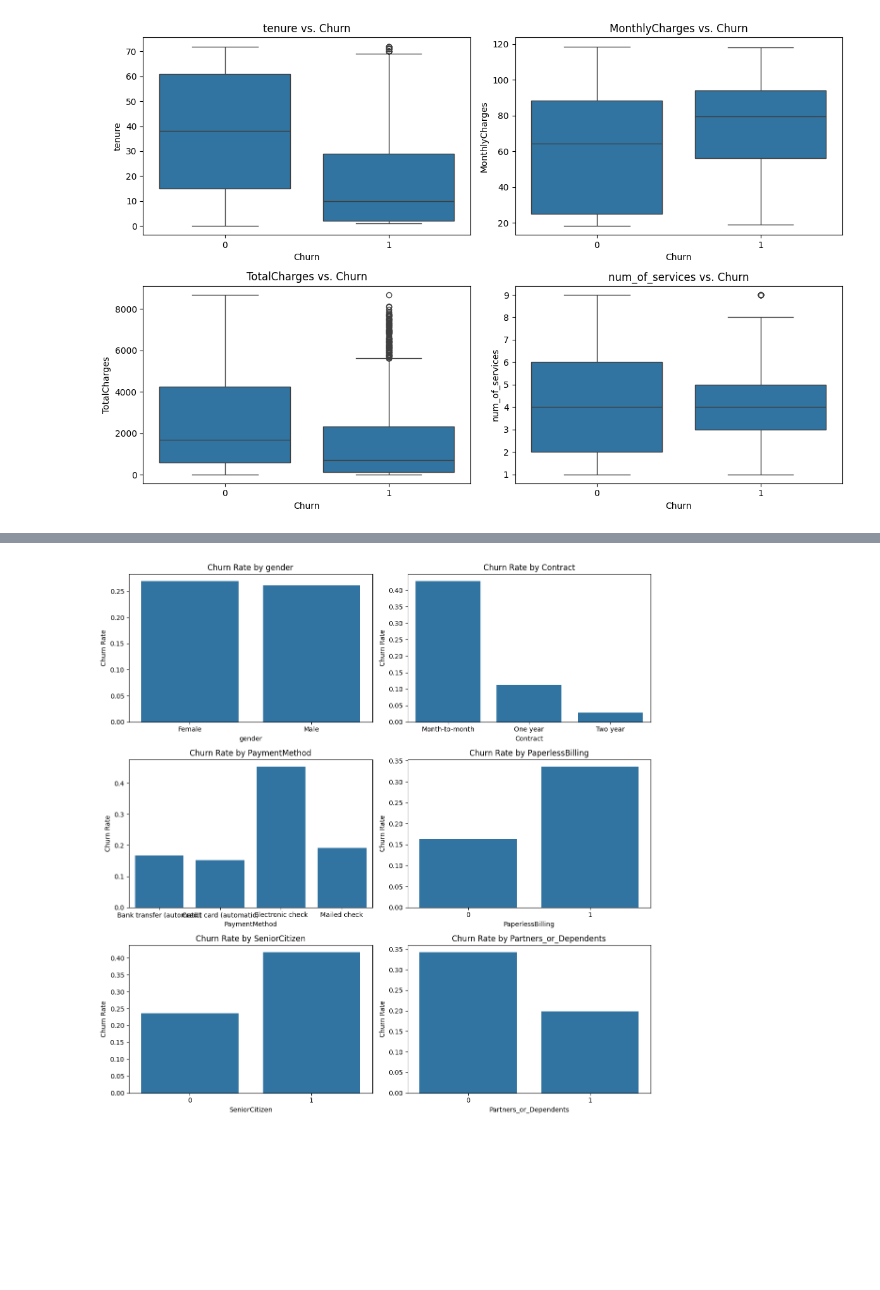
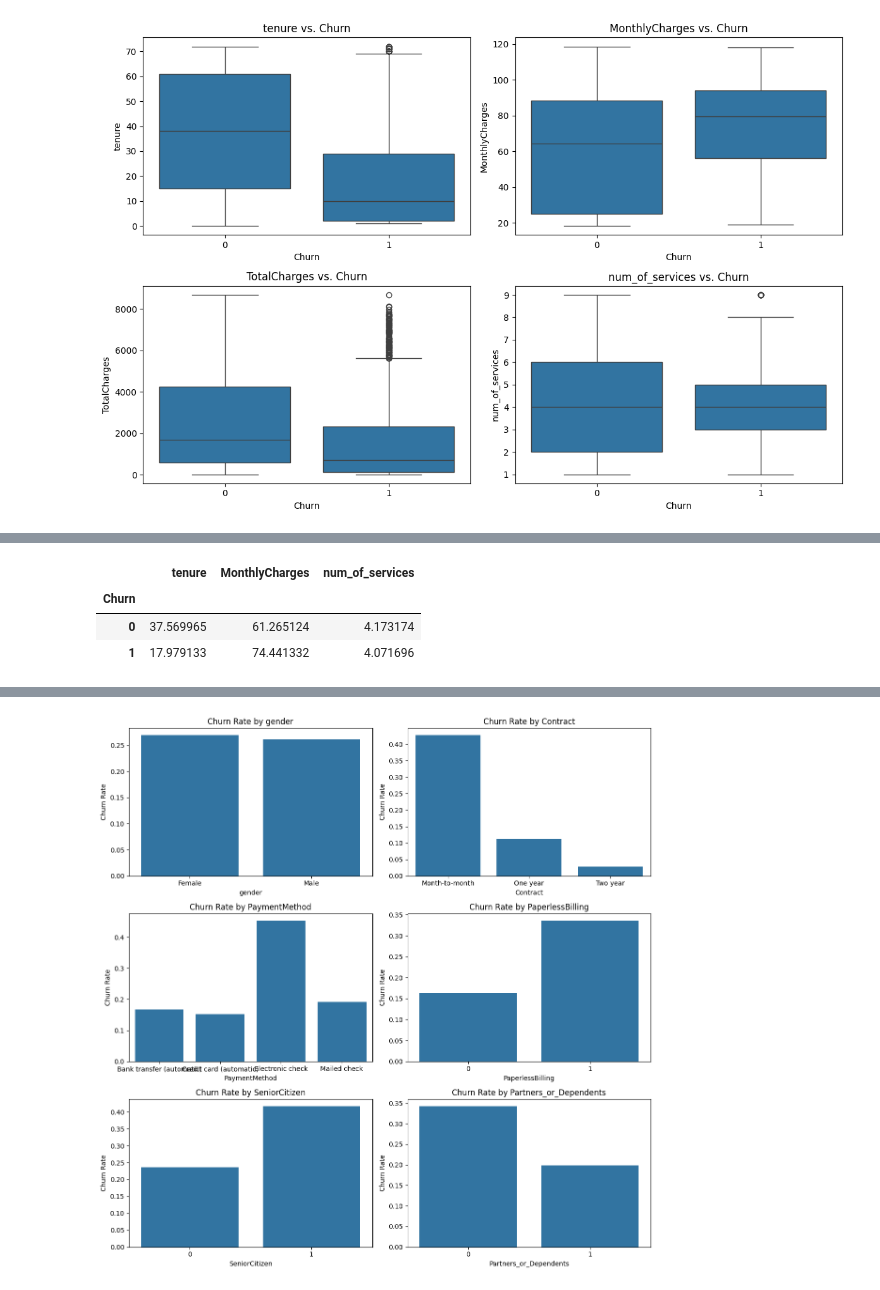
Before and after one commit to sbmccall/data-science-projects, a Jupyter notebook: telco-customer-churn/notebooks/telco_customer_churn_sbm.ipynb, the cells around one changed output, grey strips where cells are left out. Cells and saved outputs as stored; diff of their text form; code cells hidden in the pictures; blank space fills up the shorter version.

```diff
--- a/telco-customer-churn/notebooks/telco_customer_churn_sbm.ipynb
+++ b/telco-customer-churn/notebooks/telco_customer_churn_sbm.ipynb
@@ -706,0 +670,7 @@ This will become an error in seaborn v0.14.0; please update your code.
+# %%
+df_features.groupby('Churn')[['tenure', 'MonthlyCharges', 'num_of_services']].mean()
+# %% [output]
+|  | tenure | MonthlyCharges | num_of_services |
+| Churn |  |  |  |
+| 0 | 37.569965 | 61.265124 | 4.173174 |
+| 1 | 17.979133 | 74.441332 | 4.071696 |
```
Also changed, not shown: parts of 9 cells of this notebook.
